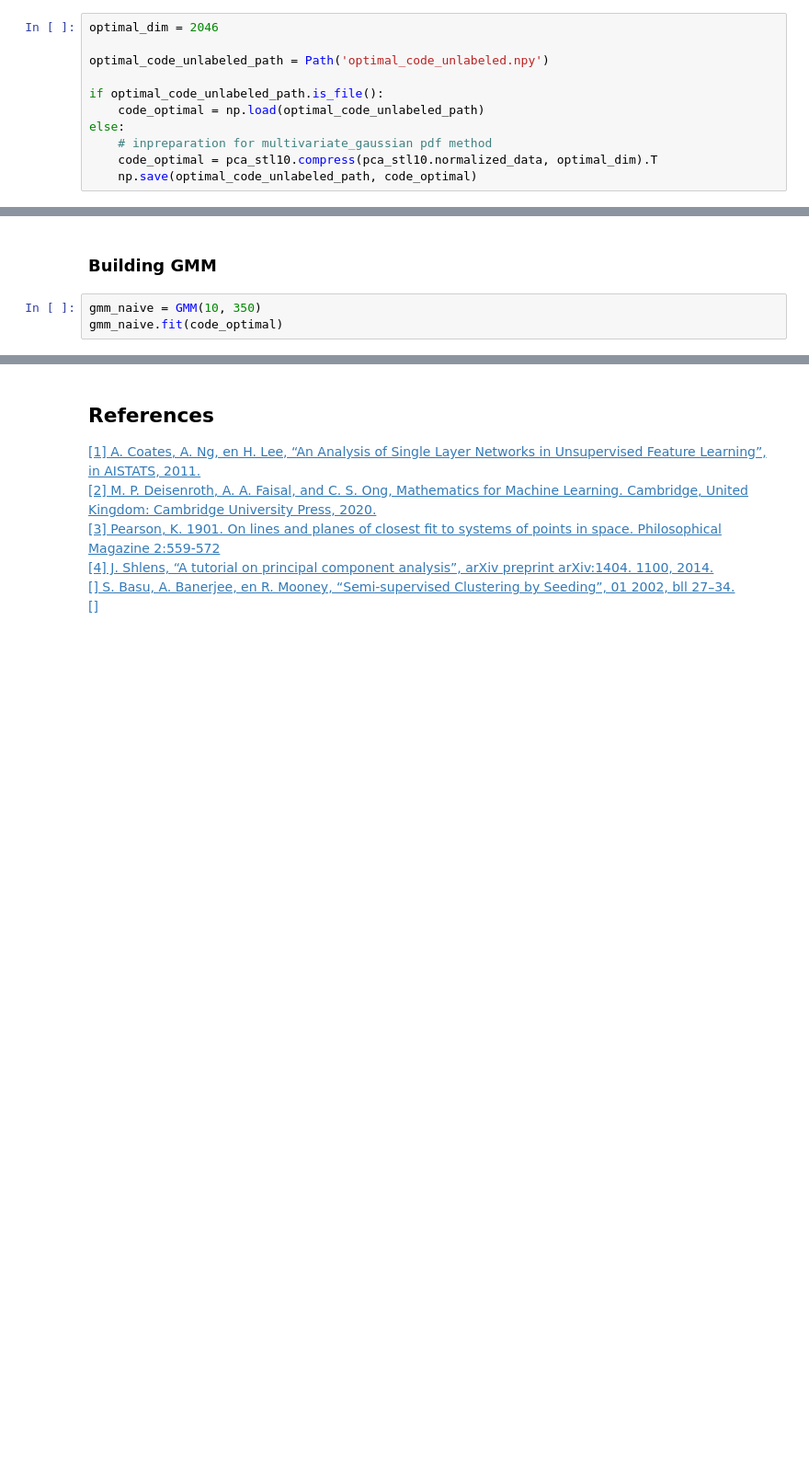
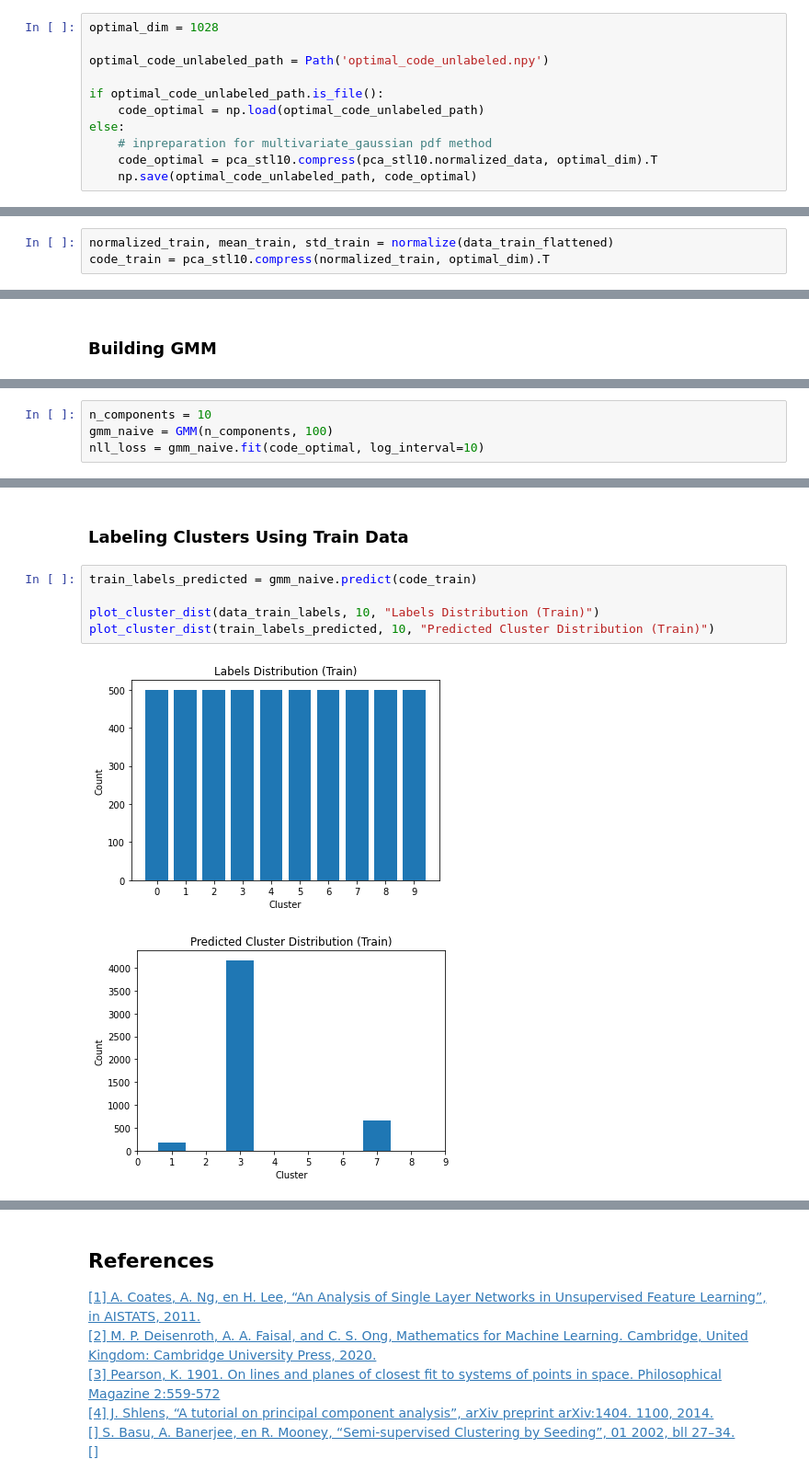
Before and after one commit to peeeyow/stl10-pca-gmm-experiment, a Jupyter notebook: stl10_pca_gmm_experiment.ipynb, the cells around one changed output, grey strips where cells are left out. Shown at 92% size. Cells and saved outputs as stored; diff of their text form; blank space fills up the shorter version.

```diff
--- a/stl10_pca_gmm_experiment.ipynb
+++ b/stl10_pca_gmm_experiment.ipynb
@@ -564,7 +600,7 @@ For the images, at dim = 32 only blurred globs are seen in the reconstructed ima
 
 Given this, the optimal $\boldsymbol{z}$-dim would be dim = 2046. Dim = 2046 captures most of the needed details while minimizing the number of components being used (lesser memory footprint). Also, since it uses lesser components the computation would be easier and faster.
 # %%
-optimal_dim = 2046
+optimal_dim = 1028
 
 optimal_code_unlabeled_path = Path('optimal_code_unlabeled.npy')
 
@@ -576,0 +615,3 @@ else:
+# %%
+normalized_train, mean_train, std_train = normalize(data_train_flattened)
+code_train = pca_stl10.compress(normalized_train, optimal_dim).T
@@ -911,5 +896,2 @@ plt.show()
 # %% [markdown]
 ### Building GMM
-# %%
-gmm_naive = GMM(10, 350)
-gmm_naive.fit(code_optimal)
@@ -926,0 +898,4 @@ array(['bird', 'dog', 'bird', 'horse', 'cat', 'truck'], dtype='<U8')
+# %%
+n_components = 10
+gmm_naive = GMM(n_components, 100)
+nll_loss = gmm_naive.fit(code_optimal, log_interval=10)
@@ -926,0 +944,10 @@ array(['bird', 'dog', 'bird', 'horse', 'cat', 'truck'], dtype='<U8')
+# %% [markdown]
+### Labeling Clusters Using Train Data
+# %%
+train_labels_predicted = gmm_naive.predict(code_train)
+
+plot_cluster_dist(data_train_labels, 10, "Labels Distribution (Train)")
+plot_cluster_dist(train_labels_predicted, 10, "Predicted Cluster Distribution (Train)")
+# %% [output]
+[figure, added]
+[figure, added]
```
Also changed, not shown: parts of 51 cells of this notebook.
